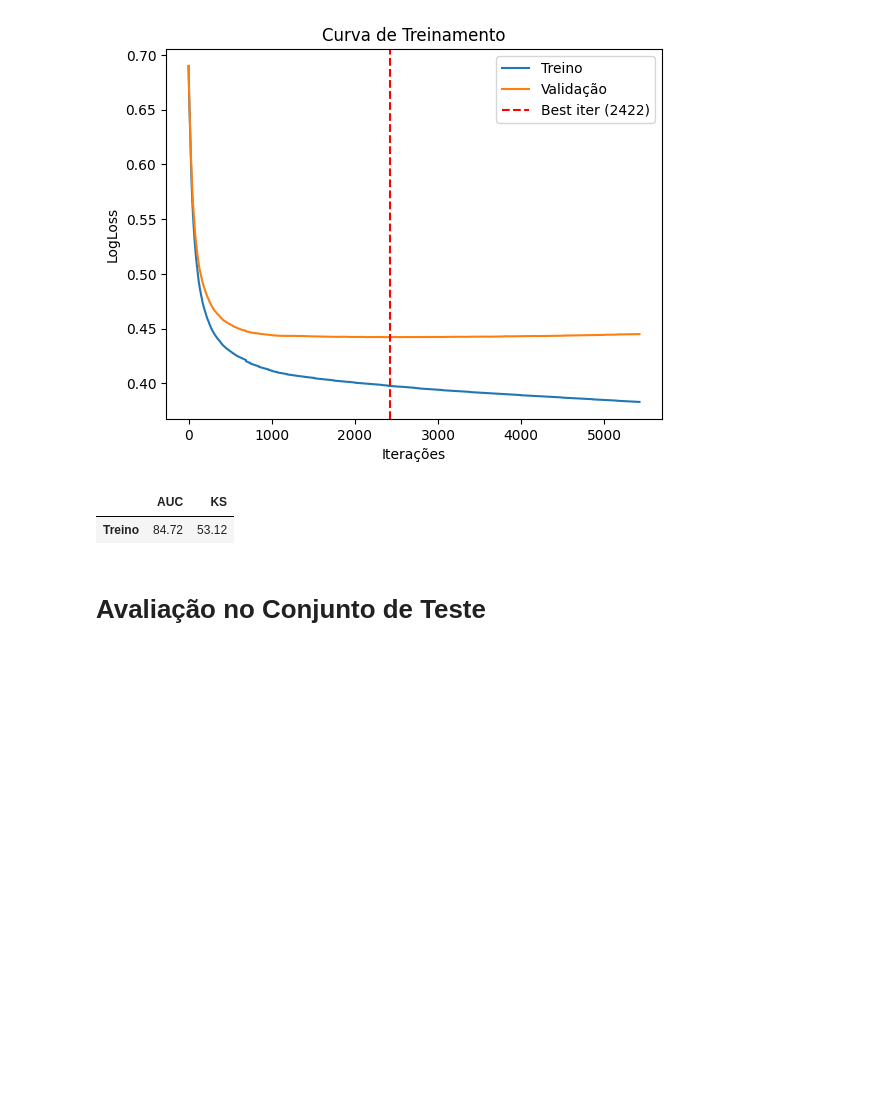
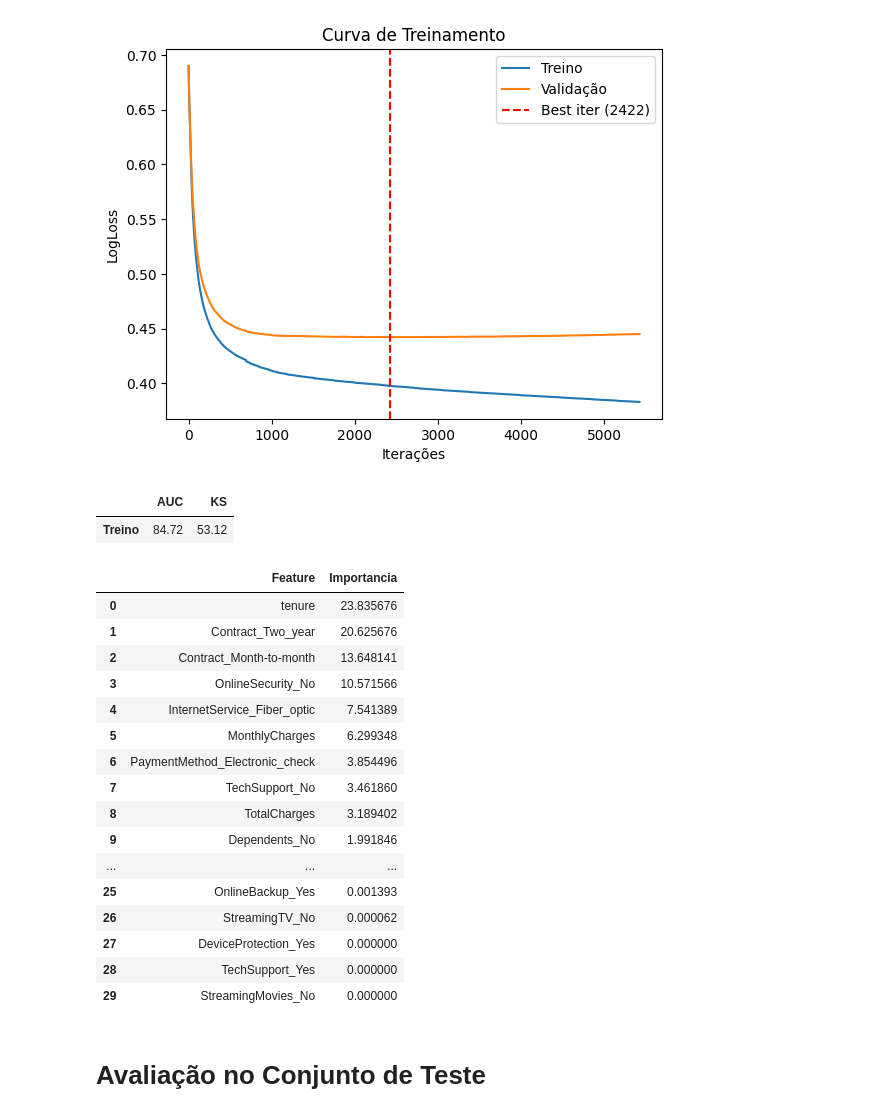
Before and after one commit to alexandrebcruz/MinhasLibs, a Jupyter notebook: Analise_Comparativa_TecnicasTreinamento/T3_CurvaViesVariancia_SemSplit.ipynb, the cells around one changed output. Cells and saved outputs as stored; diff of their text form; code cells hidden in the pictures; blank space fills up the shorter version.

```diff
--- a/Analise_Comparativa_TecnicasTreinamento/T3_CurvaViesVariancia_SemSplit.ipynb
+++ b/Analise_Comparativa_TecnicasTreinamento/T3_CurvaViesVariancia_SemSplit.ipynb
@@ -200,6 +198,30 @@ display((df_metrics_treino*100).style.format(precision = 2))
 [figure]
 |  | AUC | KS |
 | Treino | 84.72 | 53.12 |
+# %%
+df_imp = pd.DataFrame(zip(features, np.mean([m.feature_importances_ for m in lista_modelos], axis = 0)),
+                      columns = ['Feature', 'Importancia'])
+df_imp.sort_values(by = 'Importancia', ascending = False, inplace = True)
+df_imp.reset_index(drop = True, inplace = True)
+display(df_imp)
+# %% [output]
+|  | Feature | Importancia |
+| 0 | tenure | 23.835676 |
+| 1 | Contract_Two_year | 20.625676 |
+| 2 | Contract_Month-to-month | 13.648141 |
+| 3 | OnlineSecurity_No | 10.571566 |
+| 4 | InternetService_Fiber_optic | 7.541389 |
+| 5 | MonthlyCharges | 6.299348 |
+| 6 | PaymentMethod_Electronic_check | 3.854496 |
+| 7 | TechSupport_No | 3.461860 |
+| 8 | TotalCharges | 3.189402 |
+| 9 | Dependents_No | 1.991846 |
+| ... | ... | ... |
+| 25 | OnlineBackup_Yes | 0.001393 |
+| 26 | StreamingTV_No | 0.000062 |
+| 27 | DeviceProtection_Yes | 0.000000 |
+| 28 | TechSupport_Yes | 0.000000 |
+| 29 | StreamingMovies_No | 0.000000 |
 # %% [markdown]
 # Avaliação no Conjunto de Teste
 # %%
```
Also changed, not shown: parts of 1 cell of this notebook, 2 other files.
